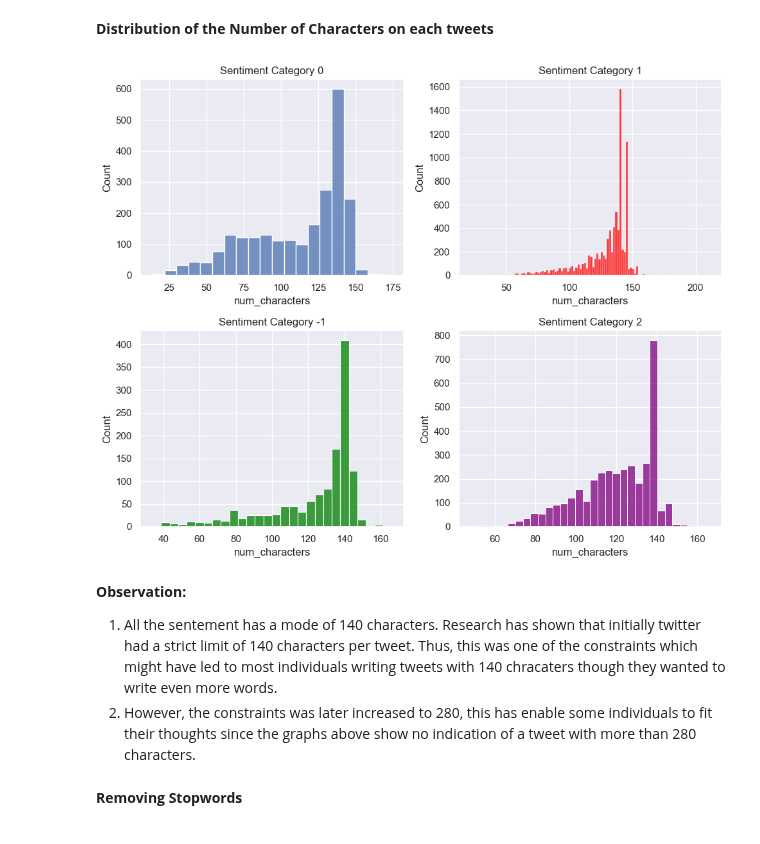
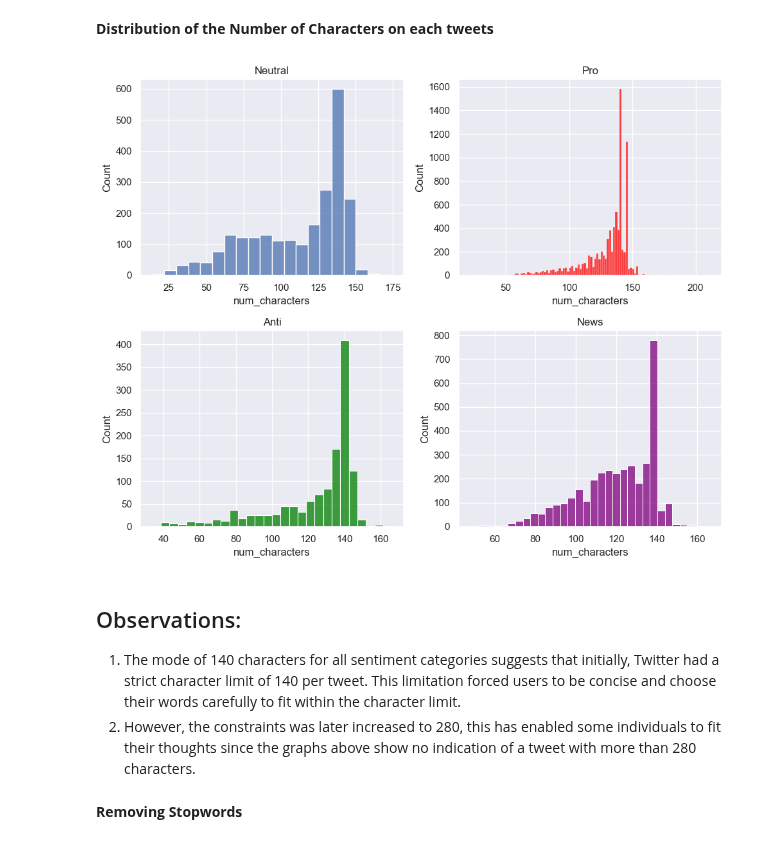
Before and after one commit to Classifix/Classifix, a Jupyter notebook: Advanced_Classification/starter-notebook.ipynb, the cells around one changed output. Cells and saved outputs as stored; diff of their text form; code cells hidden in the pictures.

```diff
--- a/Advanced_Classification/starter-notebook.ipynb
+++ b/Advanced_Classification/starter-notebook.ipynb
@@ -344,40 +413,40 @@ plt.show()
 # %%
 #Creating a number of characters feature
 train['num_characters'] = train['message'].apply(len)
 
 #A 2x2 grid of subplots
 fig, axes = plt.subplots(2, 2, figsize=(10, 8))
 
 #Histogram for sentiment category 0
 sns.histplot(train[train['sentiment'] == 0]['num_characters'], ax=axes[0, 0])
 
 #Histogram for sentiment category 1 (with a different color)
 sns.histplot(train[train['sentiment'] == 1]['num_characters'], color='red', ax=axes[0, 1])
 
 #Histogram for sentiment category -1 (with a different color)
 sns.histplot(train[train['sentiment'] == -1]['num_characters'], color='green', ax=axes[1, 0])
 
 #Histogram for sentiment category 2 (with a different color)
 sns.histplot(train[train['sentiment'] == 2]['num_characters'], color='purple', ax=axes[1, 1])
 
 #The title for each subplot
-axes[0, 0].set_title('Sentiment Category 0')
-axes[0, 1].set_title('Sentiment Category 1')
-axes[1, 0].set_title('Sentiment Category -1')
-axes[1, 1].set_title('Sentiment Category 2')
+axes[0, 0].set_title('Neutral')
+axes[0, 1].set_title('Pro')
+axes[1, 0].set_title('Anti')
+axes[1, 1].set_title('News')
 
 # Adjusting the spacing between subplots
 plt.tight_layout()
 
 # Show the subplots
 plt.show()
 # %% [output]
-[figure, old version]
+[figure, new version]
 # %% [markdown]
-**Observation:**
+## Observations:
 
-1. All the sentement has a mode of 140 characters. Research has shown that initially twitter had a strict limit of 140 characters per tweet. Thus, this was one of the constraints which might have led to most individuals writing tweets with 140 chracaters though they wanted to write even more words.
-2. However, the constraints was later increased to 280, this has enable some individuals to fit their thoughts since the graphs above show no indication of a tweet with more than 280 characters.
+1. The mode of 140 characters for all sentiment categories suggests that initially, Twitter had a strict character limit of 140 per tweet. This limitation forced users to be concise and choose their words carefully to fit within the character limit.
+2. However, the constraints was later increased to 280, this has enabled some individuals to fit their thoughts since the graphs above show no indication of a tweet with more than 280 characters.
 # %% [markdown]
 **Removing Stopwords**
 # %%
```
Also changed, not shown: parts of 26 cells of this notebook.
